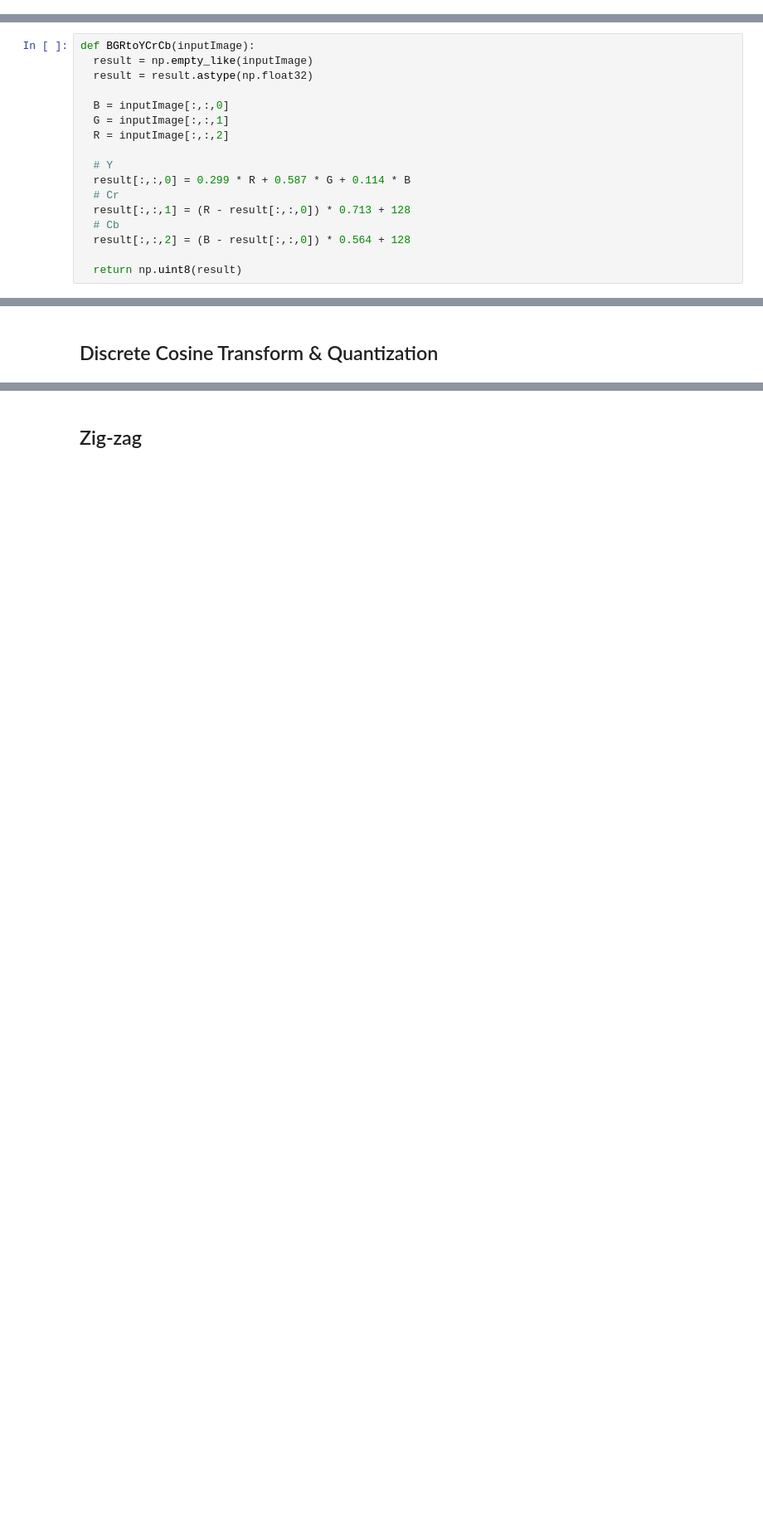
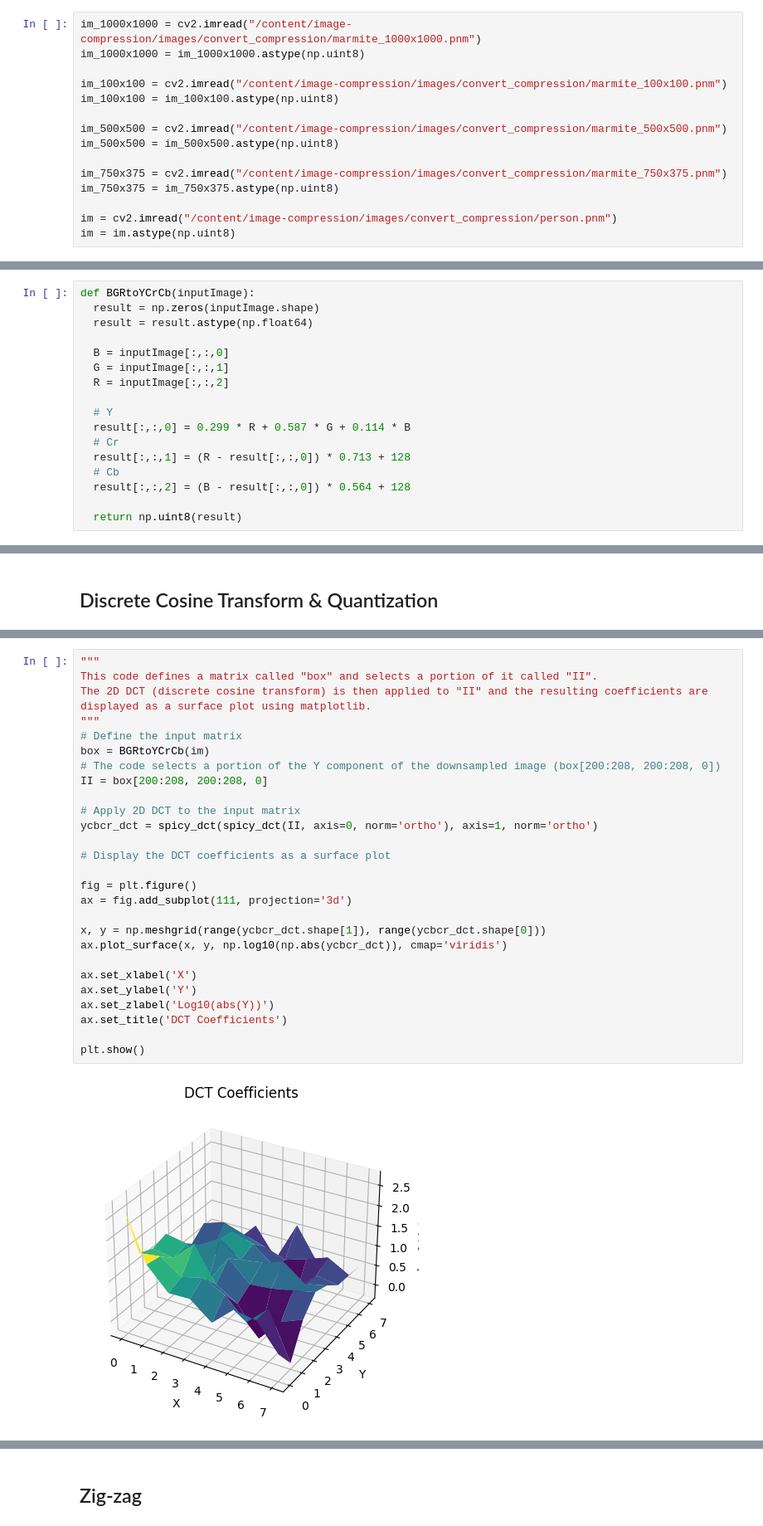
Before and after one commit to beiryu/image-compression, a Jupyter notebook: report/JPEG.ipynb, the cells around one changed output, grey strips where cells are left out. Shown at 83% size. Drawn from its saved outputs; the diff is of its cells as text; blank space fills up the shorter version.

```diff
--- a/report/JPEG.ipynb
+++ b/report/JPEG.ipynb
@@ -105,2 +98,17 @@ im = im.astype(np.uint8)
+# %%
+im_1000x1000 = cv2.imread("/content/image-compression/images/convert_compression/marmite_1000x1000.pnm")
+im_1000x1000 = im_1000x1000.astype(np.uint8)
+
+im_100x100 = cv2.imread("/content/image-compression/images/convert_compression/marmite_100x100.pnm")
+im_100x100 = im_100x100.astype(np.uint8)
+
+im_500x500 = cv2.imread("/content/image-compression/images/convert_compression/marmite_500x500.pnm")
+im_500x500 = im_500x500.astype(np.uint8)
+
+im_750x375 = cv2.imread("/content/image-compression/images/convert_compression/marmite_750x375.pnm")
+im_750x375 = im_750x375.astype(np.uint8)
+
+im = cv2.imread("/content/image-compression/images/convert_compression/person.pnm")
+im = im.astype(np.uint8)
 # %% [markdown]
 ## Convert image color from BGR to YCrCb
@@ -113,7 +123,7 @@ Hàm BGRtoYCrCb(inputImage) có chức năng chuyển ảnh đầu vào BGR sang
 # %%
 def BGRtoYCrCb(inputImage):
-  result = np.empty_like(inputImage)
-  result = result.astype(np.float32)
+  result = np.zeros(inputImage.shape)
+  result = result.astype(np.float64)
 
   B = inputImage[:,:,0]
   G = inputImage[:,:,1]
@@ -217 +224,30 @@ Hàm calc_dct(t) có chức năng tính toán DCT cho ảnh , dựa vào công t
+# %%
+"""
+This code defines a matrix called "box" and selects a portion of it called "II".
+The 2D DCT (discrete cosine transform) is then applied to "II" and the resulting coefficients are displayed as a surface plot using matplotlib.
+"""
+# Define the input matrix
+box = BGRtoYCrCb(im)
+# The code selects a portion of the Y component of the downsampled image (box[200:208, 200:208, 0])
+II = box[200:208, 200:208, 0]
+
+# Apply 2D DCT to the input matrix
+ycbcr_dct = spicy_dct(spicy_dct(II, axis=0, norm='ortho'), axis=1, norm='ortho')
+
+# Display the DCT coefficients as a surface plot
+
+fig = plt.figure()
+ax = fig.add_subplot(111, projection='3d')
+
+x, y = np.meshgrid(range(ycbcr_dct.shape[1]), range(ycbcr_dct.shape[0]))
+ax.plot_surface(x, y, np.log10(np.abs(ycbcr_dct)), cmap='viridis')
+
+ax.set_xlabel('X')
+ax.set_ylabel('Y')
+ax.set_zlabel('Log10(abs(Y))')
+ax.set_title('DCT Coefficients')
+
+plt.show()
+# %% [output]
+[figure, added]
 # %%
```
Also changed, not shown: parts of 123 cells of this notebook, 11 other files.
